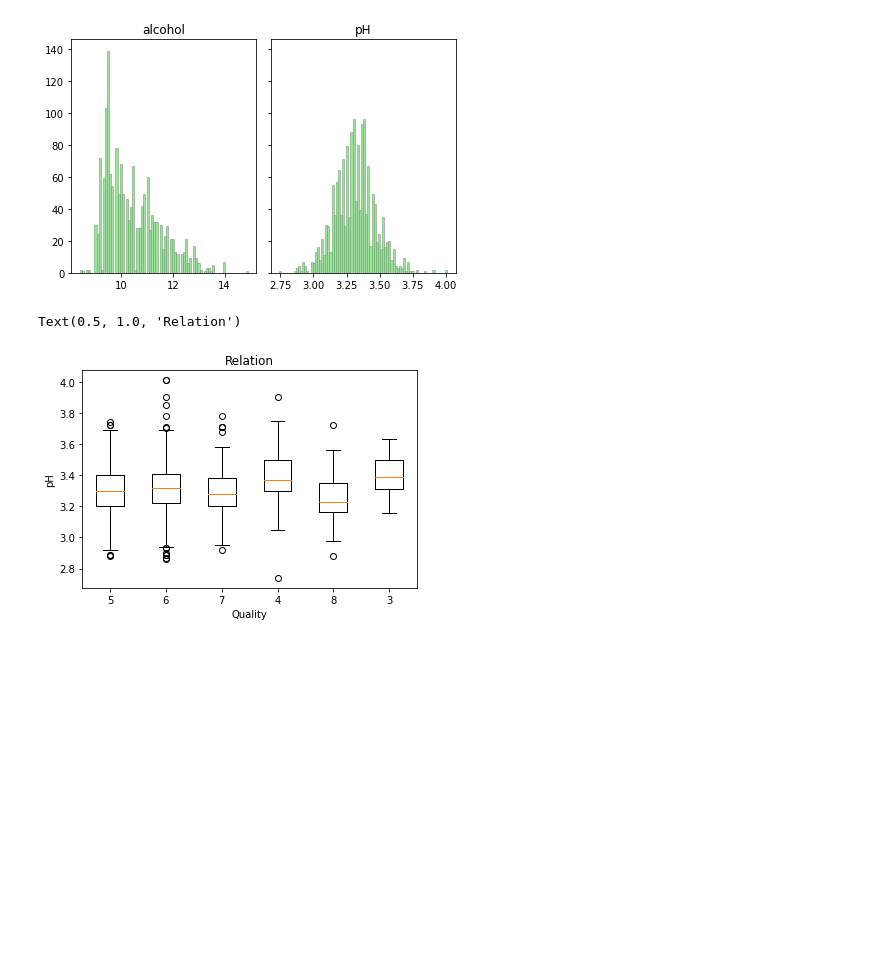
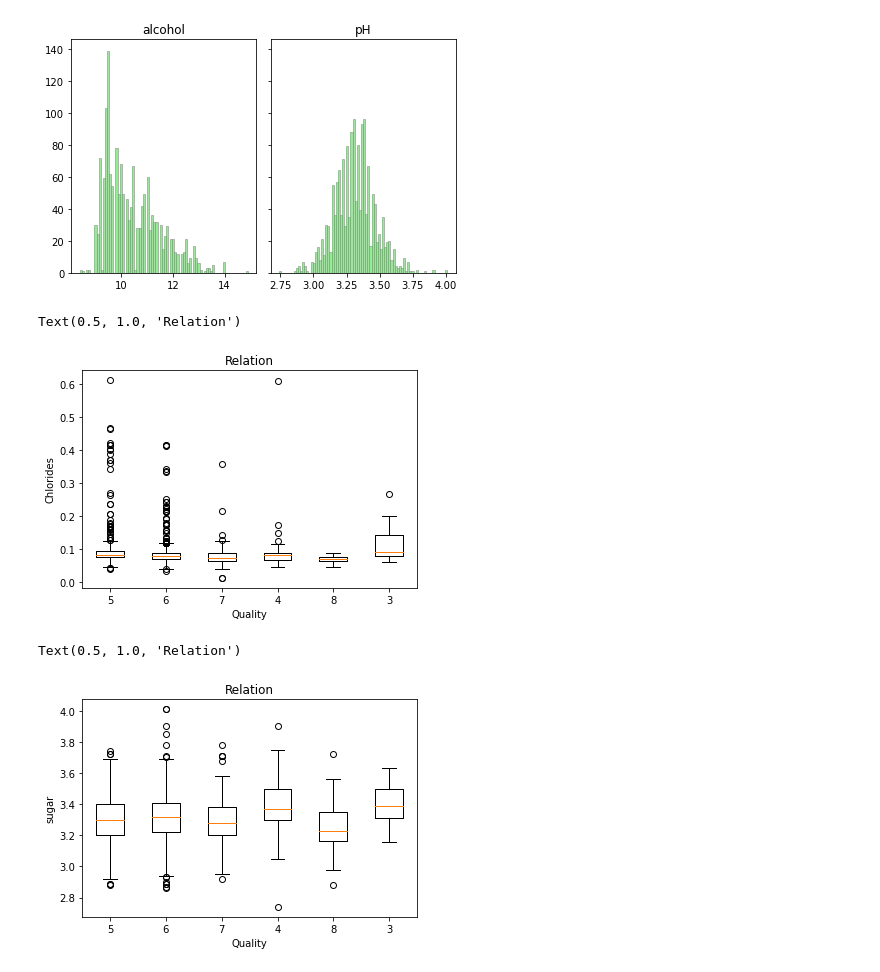
Before and after one commit to movifu1982/homework, a Jupyter notebook: homework.ipynb, the cells around one changed output. Cells and saved outputs as stored; diff of their text form; code cells hidden in the pictures; blank space fills up the shorter version.

```diff
--- a/homework.ipynb
+++ b/homework.ipynb
@@ -81,14 +91,28 @@ plt.show()
 # %%
 quality_pH = {}
 for i in red_wine['quality'].unique():
-    quality_pH[i] = red_wine[red_wine['quality'] == i].pH
+    quality_pH[i] = red_wine[red_wine['quality'] == i].chlorides
 plt.boxplot([x for x in quality_pH.values()],
             labels=[x for x in quality_pH.keys()])
 #x and y-axis labels
 plt.xlabel('Quality')
-plt.ylabel('pH')
+plt.ylabel('Chlorides')
 #plot title
 plt.title('Relation')
 # %% [output]
 Text(0.5, 1.0, 'Relation')
-[figure, old version]
+[figure, new version]
+# %%
+quality_sugar = {}
+for i in red_wine['quality'].unique():
+    quality_sugar[i] = red_wine[red_wine['quality'] == i].pH
+plt.boxplot([x for x in quality_sugar.values()],
+            labels=[x for x in quality_sugar.keys()])
+#x and y-axis labels
+plt.xlabel('Quality')
+plt.ylabel('sugar')
+#plot title
+plt.title('Relation')
+# %% [output]
+Text(0.5, 1.0, 'Relation')
+[figure, added]
```
Also changed, not shown: parts of 13 cells of this notebook, 1 other file.
